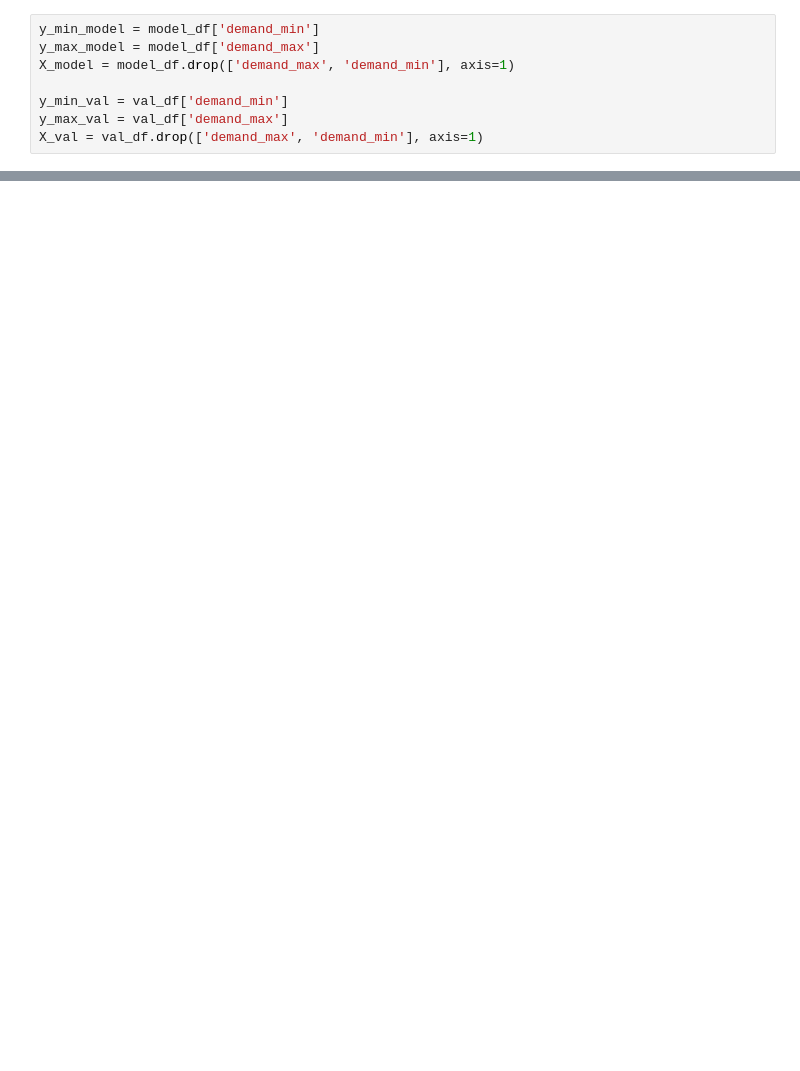
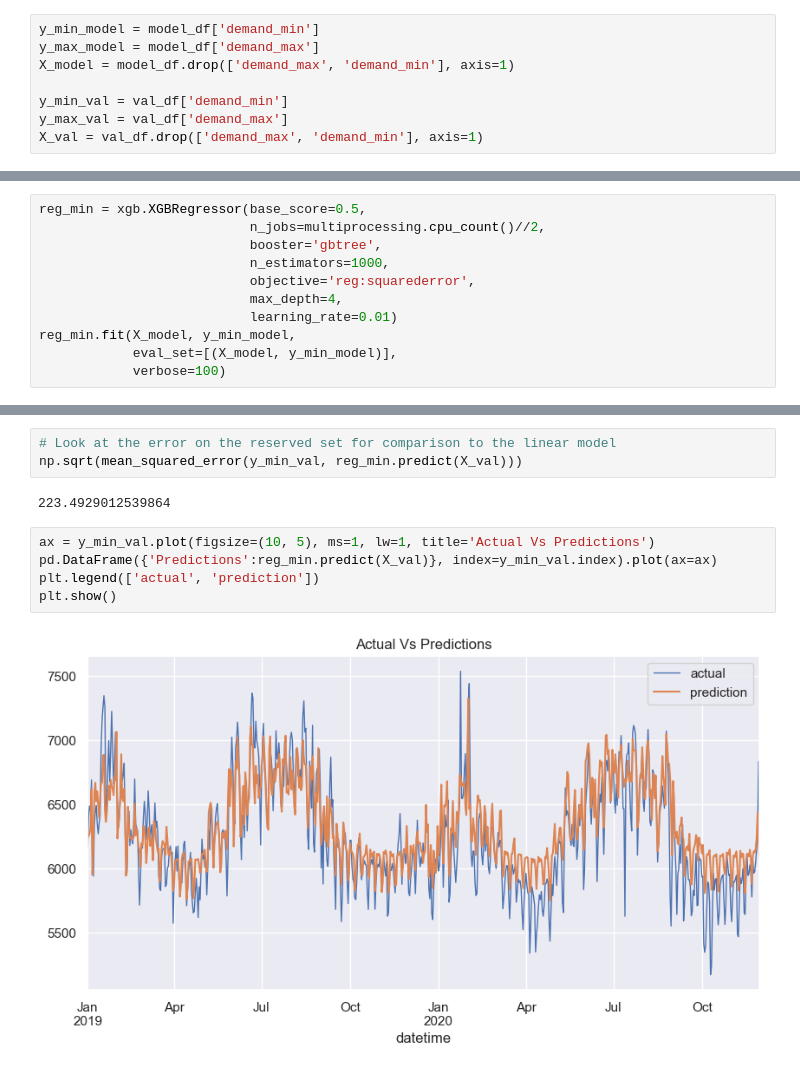
Before and after one commit to dmc-au/Team-A---Impacts-of-Household-PV-on-Grid-Demand, a Jupyter notebook: src/XGB_Modelling.ipynb, the cells around one changed output, grey strips where cells are left out. Saved outputs shown, nothing was run; the diff lists cells and outputs as text; blank space fills up the shorter version.

```diff
--- a/src/XGB_Modelling.ipynb
+++ b/src/XGB_Modelling.ipynb
@@ -215,0 +267,11 @@ plt.show()
+# %%
+reg_min = xgb.XGBRegressor(base_score=0.5,
+                           n_jobs=multiprocessing.cpu_count()//2,
+                           booster='gbtree',
+                           n_estimators=1000,
+                           objective='reg:squarederror',
+                           max_depth=4,
+                           learning_rate=0.01)
+reg_min.fit(X_model, y_min_model,
+            eval_set=[(X_model, y_min_model)],
+            verbose=100)
@@ -215,0 +301,12 @@ plt.show()
+# %%
+# Look at the error on the reserved set for comparison to the linear model
+np.sqrt(mean_squared_error(y_min_val, reg_min.predict(X_val)))
+# %% [output]
+223.4929012539864
+# %%
+ax = y_min_val.plot(figsize=(10, 5), ms=1, lw=1, title='Actual Vs Predictions')
+pd.DataFrame({'Predictions':reg_min.predict(X_val)}, index=y_min_val.index).plot(ax=ax)
+plt.legend(['actual', 'prediction'])
+plt.show()
+# %% [output]
+[figure, added]
```
Also changed, not shown: parts of 22 cells of this notebook, 1 other file.
